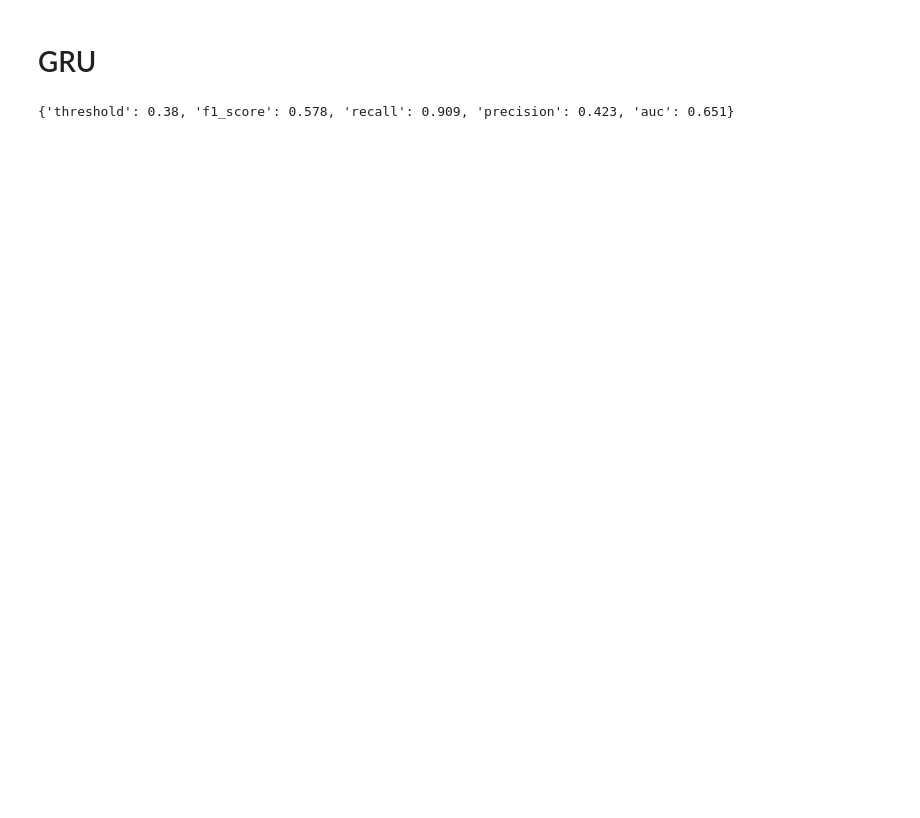
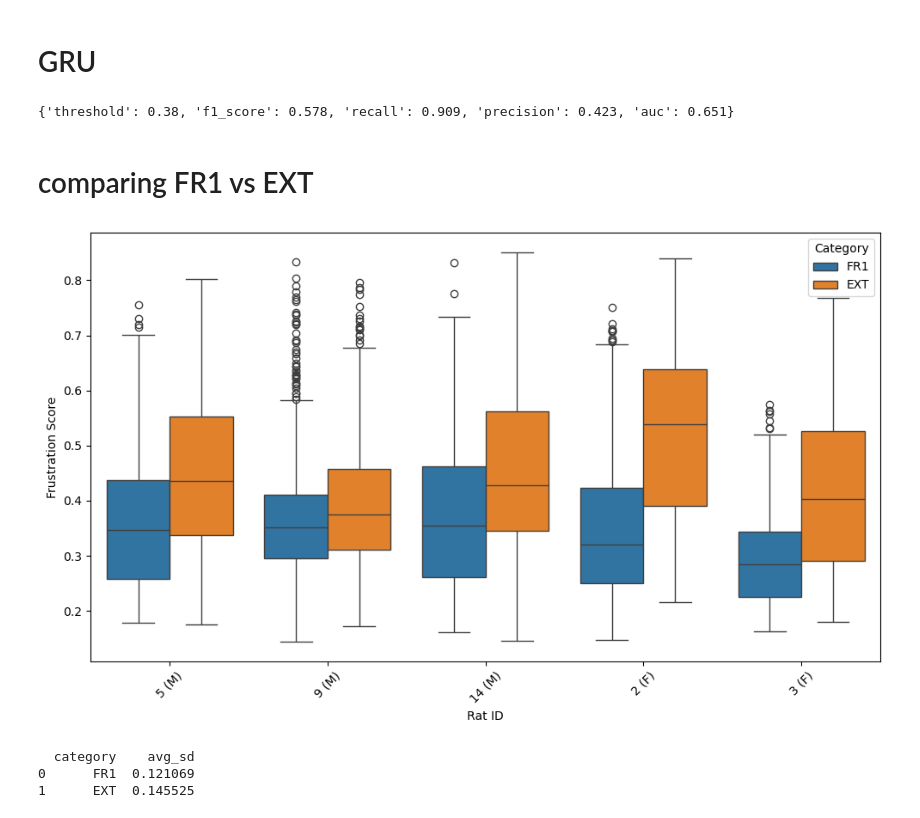
Before and after one commit to Jiefei-Wang/rat-model, a Jupyter notebook: scripts/descriptive.ipynb, the cells around one changed output. Saved outputs shown, nothing was run; the diff lists cells and outputs as text; code cells hidden in the pictures; blank space fills up the shorter version.

```diff
--- a/scripts/descriptive.ipynb
+++ b/scripts/descriptive.ipynb
@@ -377,7 +396,60 @@ with torch.no_grad():
     # sigmoid to convert logits to probabilities
     y_pred = 1 / (1 + np.exp(-y_pred))
 
+df_ML_test["gru_prob"] = y_pred
 gru_metrics = calc_metrics(y_test, y_pred[:,1])
 print(gru_metrics)
 # %% [output]
 {'threshold': 0.38, 'f1_score': 0.578, 'recall': 0.909, 'precision': 0.423, 'auc': 0.651}
+# %% [markdown]
+# comparing FR1 vs EXT
+# %%
+import seaborn as sns
+import matplotlib.pyplot as plt
+
+plt.figure(figsize=(10, 6))
+df_ML2 = df_ML_test.copy()
+df_ML2['id2'] = [i if i<1000 else i-1000 for i in df_ML2['id']]
+# combine with sex
+df_ML2['id2'] = df_ML2.apply(lambda row: f"{row['id2']} ({'M' if row['sex'] ==1 else 'F'})", axis=1)
+sns.boxplot(
+    data=df_ML2,
+    x='id2',          # group by rat ID
+    y='gb_prob',     # probability values
+    hue='category'   # FR1 vs EXT
+)
+
+plt.xlabel('Rat ID')
+plt.ylabel('Frustration Score')
+plt.legend(title='Category')
+plt.xticks(rotation=45)
+
+plt.tight_layout()
+
+fig = plt.gcf()
+fig.savefig(f"{figure_path}/boxplot_holdout.png", dpi=300, bbox_inches="tight")
+plt.show()
+# %% [output]
+[figure, added]
+# %%
+# Step 1: SD per rat per category
+sd_per_rat = (
+    df_ML_test
+    .groupby(['id', 'category'], observed=True)['gb_prob']
+    .std()
+    .reset_index(name='sd')
+)
+
+# Step 2: Average SD across rats for each category
+avg_sd_by_category = (
+    sd_per_rat
+    .groupby('category', observed=True)['sd']
+    .mean()
+    .reset_index(name='avg_sd')
+)
+
+print(avg_sd_by_category)
+# %% [output]
+  category    avg_sd
+0      FR1  0.121069
+1      EXT  0.145525
```
Also changed, not shown: parts of 19 cells of this notebook, 4 other files.
